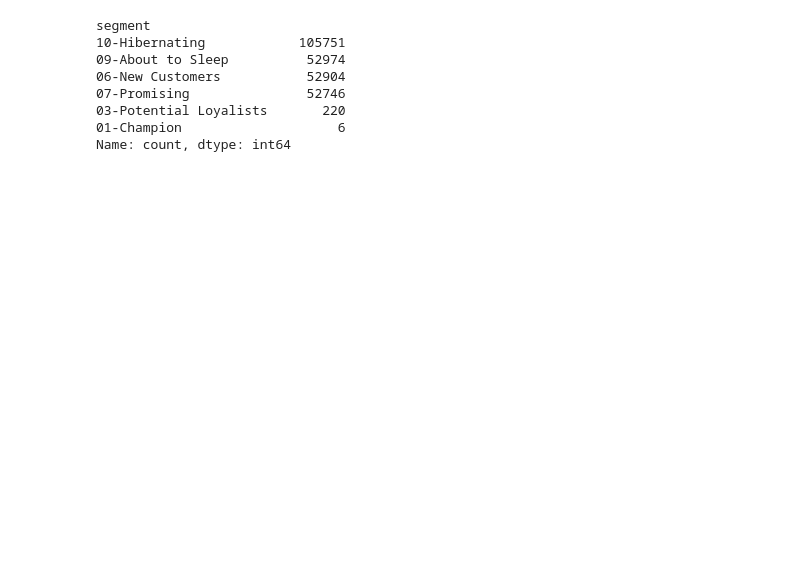
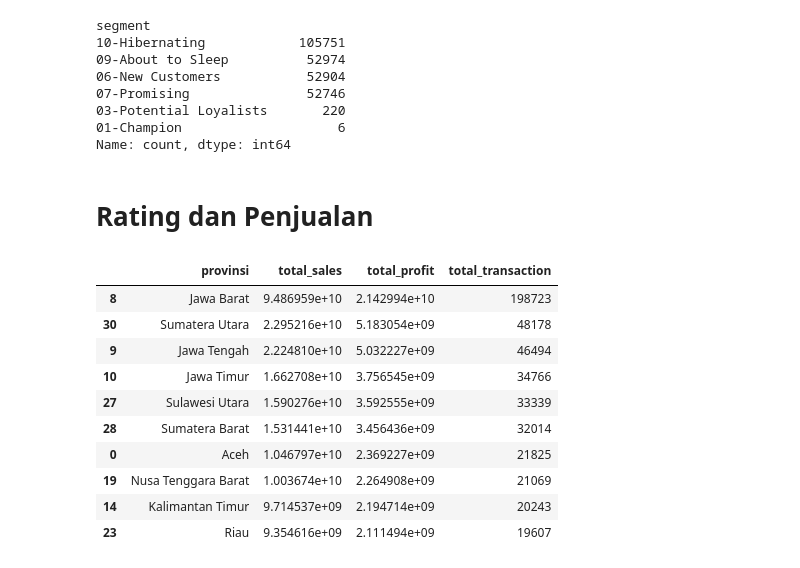
Before and after one commit to frqwuzhere/final_task_project_based_internship_rakaminxkimiafarma, a Jupyter notebook: kf_bigdata_analysis.ipynb, the cells around one changed output. Drawn from its saved outputs; the diff is of its cells as text; code cells hidden in the pictures; blank space fills up the shorter version.

```diff
--- a/kf_bigdata_analysis.ipynb
+++ b/kf_bigdata_analysis.ipynb
@@ -396,3 +396,5 @@ segment
 03-Potential Loyalists       220
 01-Champion                    6
 Name: count, dtype: int64
+# %% [markdown]
+# Rating dan Penjualan
@@ -398,0 +405,20 @@ Name: count, dtype: int64
+# %%
+top_province = df_rating_sales.groupby('provinsi', as_index=False).agg(
+    total_sales=('nett_sales','sum'),
+    total_profit=('nett_profit','sum'),
+    total_transaction=('transaction_id','count')
+)
+# %%
+top_province.sort_values(by=['total_sales','total_profit','total_transaction'], ascending=False).head(10)
+# %% [output]
+|  | provinsi | total_sales | total_profit | total_transaction |
+| 8 | Jawa Barat | 9.486959e+10 | 2.142994e+10 | 198723 |
+| 30 | Sumatera Utara | 2.295216e+10 | 5.183054e+09 | 48178 |
+| 9 | Jawa Tengah | 2.224810e+10 | 5.032227e+09 | 46494 |
+| 10 | Jawa Timur | 1.662708e+10 | 3.756545e+09 | 34766 |
+| 27 | Sulawesi Utara | 1.590276e+10 | 3.592555e+09 | 33339 |
+| 28 | Sumatera Barat | 1.531441e+10 | 3.456436e+09 | 32014 |
+| 0 | Aceh | 1.046797e+10 | 2.369227e+09 | 21825 |
+| 19 | Nusa Tenggara Barat | 1.003674e+10 | 2.264908e+09 | 21069 |
+| 14 | Kalimantan Timur | 9.714537e+09 | 2.194714e+09 | 20243 |
+| 23 | Riau | 9.354616e+09 | 2.111494e+09 | 19607 |
```
Also changed, not shown: parts of 4 cells of this notebook, 1 other file.
